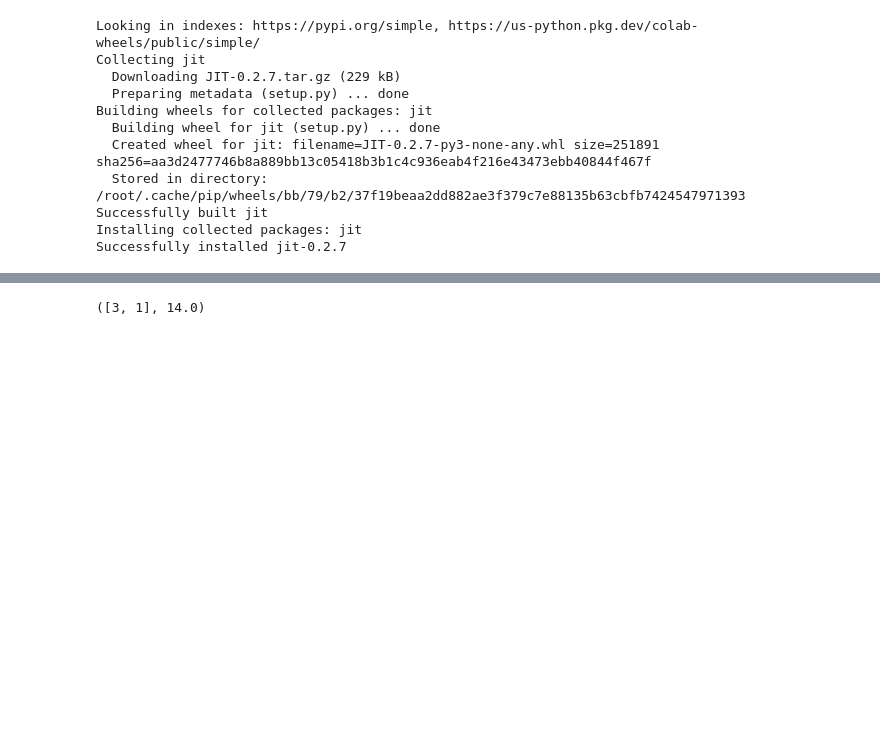
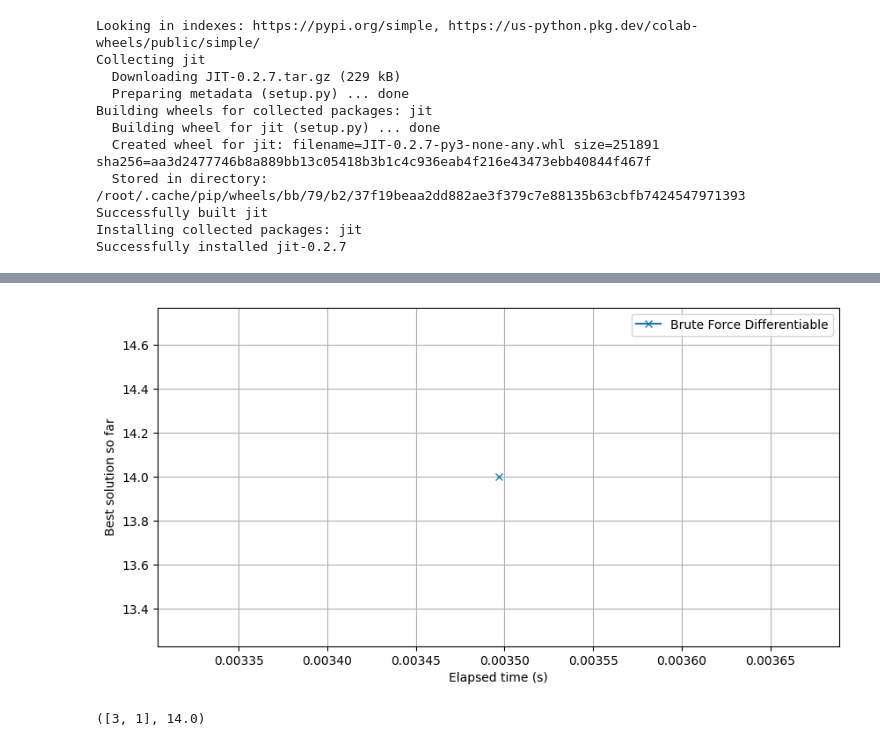
Before and after one commit to explcre/pipeDejavu, a Jupyter notebook: auto_pipeline_slicing_dp_ipynb-copy.ipynb, the cells around one changed output, grey strips where cells are left out. Saved outputs shown, nothing was run; the diff lists cells and outputs as text; code cells hidden in the pictures; blank space fills up the shorter version.

```diff
--- a/auto_pipeline_slicing_dp_ipynb-copy.ipynb
+++ b/auto_pipeline_slicing_dp_ipynb-copy.ipynb
@@ -1164,3 +1549,90 @@ def uniform_split(L, cost_e, cost_c, k, B):
     for i in range(k-1):
         cost += cost_c[p[i]][i]
     return s, cost
+# %%
+import torch
+import itertools
+import numpy as np
+
+def brute_force_differentiable(L, cost_e, cost_c, k, B, epochs=1000, learning_rate=1e-2, print_every=50):
+    start_time = time.time()
+
+    # Generate all possible combinations
+    possible = list(itertools.combinations(range(L-1), k-1))
+
+    # Initialize the probability distribution for the combinations
+    combination_probs = torch.nn.functional.softmax(torch.randn(len(possible)), dim=0)
+    combination_probs.requires_grad = True
+
+    optimizer = torch.optim.Adam([combination_probs], lr=learning_rate)
+
+    best_solution = None
+    best_cost = float('inf')
+    best_solutions_history = []
+
+    for epoch in range(epochs):
+        optimizer.zero_grad()
+
+        # Calculate the cost for each combination
+        costs = []
+        for p in possible:
+            p = list(p)
+            p.append(L-1)
+            lens = [sum(cost_e[:p[0]+1])]
+            s = [p[0]+1]
+            for i in range(len(p)-1):
+                lens.append(sum(cost_e[p[i]+1:p[i+1]+1]))
+                s.append(p[i+1]-p[i])
+            max_l = max(lens)
+            cost = (B-1) * max_l
+            for i in range(k-1):
+                cost += cost_c[p[i]][i]
+            costs.append(cost)
+
+        # Convert costs to a tensor
+        costs_tensor = torch.tensor(costs, dtype=torch.float32)
+
+        # Compute the expected value of the combination costs
+        expected_cost = torch.dot(combination_probs, costs_tensor)
+        expected_cost.backward()
+        optimizer.step()
+
+        # Check and update the best solution
+        current_best_index = torch.argmin(costs_tensor).item()
+        current_best_cost = costs_tensor[current_best_index].item()
+        if current_best_cost < best_cost:
+            best_cost = current_best_cost
+            best_solution = possible[current_best_index]
+            elapsed_time = time.time() - start_time
+            best_solutions_history.append((elapsed_time, best_cost))
+
+        # Print the best solution so far every print_every epochs
+        if (epoch + 1) % print_every == 0:
+            print(f'Epoch {epoch + 1}: Best solution so far: {best_solution}, cost: {best_cost}')
+
+    return best_solution, best_cost, best_solutions_history
+
+
+# Example usage
+L = 4
+k = 2
+B = 3
+cost_e = np.array([1, 3, 2, 5])
+#cost_e = [1,3,2,5]
+cost_c = np.ones((L-1, k-1)) * 2
+
+
+best_solution, best_cost, best_solutions_history = brute_force_differentiable(L, cost_e, cost_c, k, B,epochs=100)
+print(f'Final best solution: {best_solution}, cost: {best_cost}')
+
+# Plot the results
+brute_force_time, brute_force_values = zip(*best_solutions_history)
+
+plt.figure(figsize=(10, 5))
+plt.plot(brute_force_time, brute_force_values, label="Brute Force Differentiable", marker="x")
+plt.xlabel("Elapsed time (s)")
+plt.ylabel("Best solution so far")
+plt.legend()
+plt.grid()
+plt.show()
+# %% [output]
@@ -1167,3 +1642,4 @@ def uniform_split(L, cost_e, cost_c, k, B):
+[figure, added]
 # %%
 import matplotlib.pyplot as plt
 import time
```
Also changed, not shown: parts of 11 cells of this notebook.
